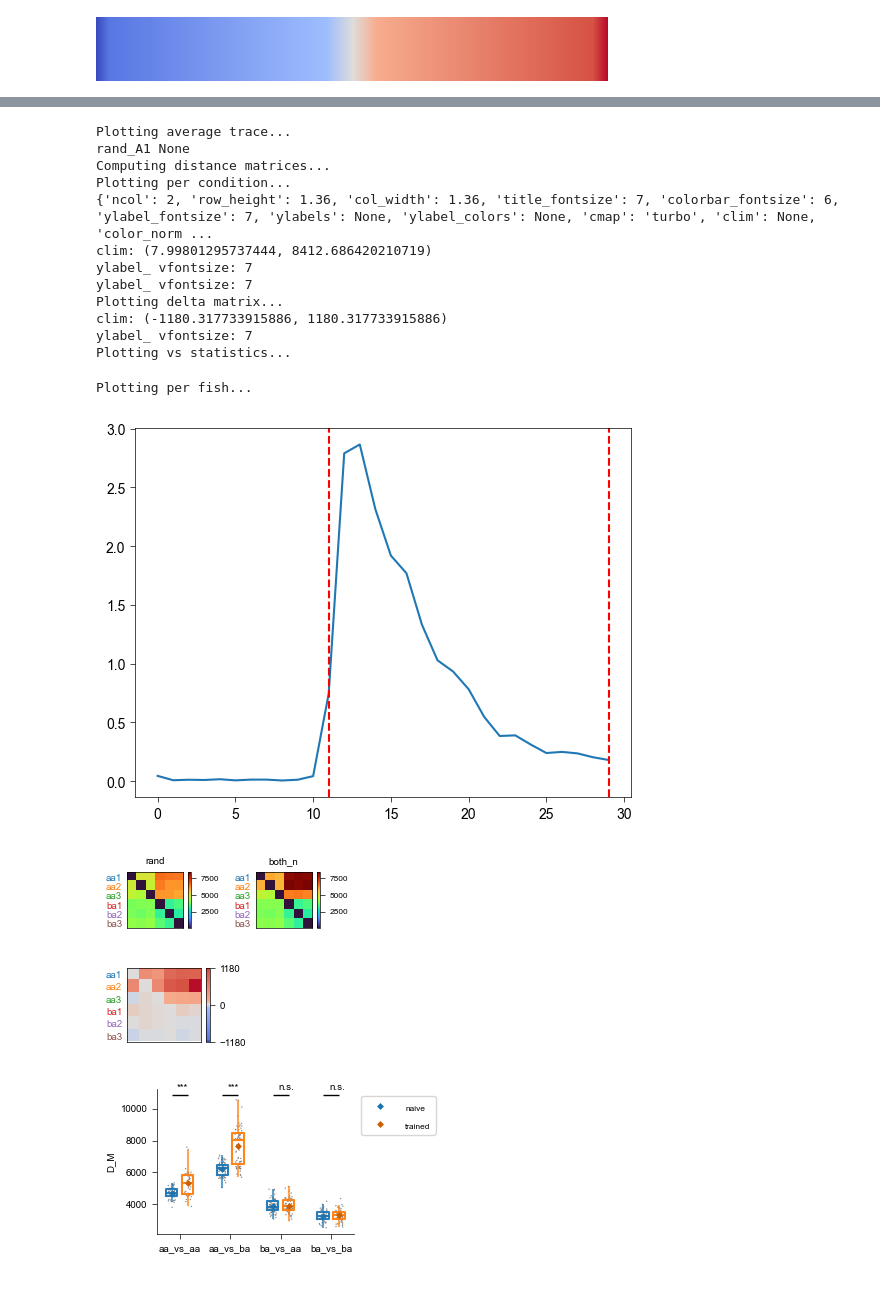
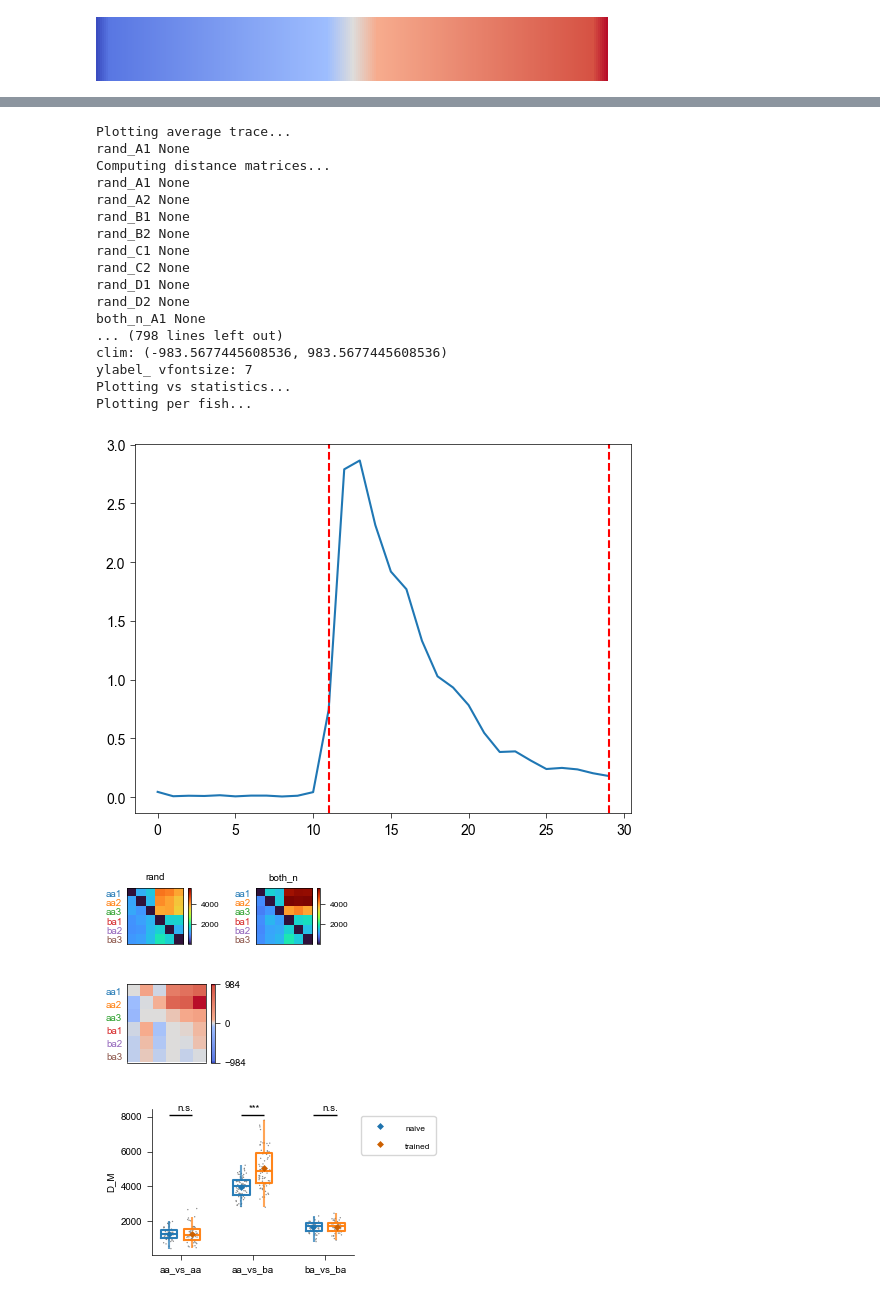
Before and after one commit to aloejhb/pDp_manifold_analysis, a Jupyter notebook: notebooks_for_paper_figures/fig03_simulation_manifold_distances.ipynb, the cells around one changed output, grey strips where cells are left out. Saved outputs shown, nothing was run; the diff lists cells and outputs as text; code cells hidden in the pictures.

Commit message:
simulation manifold distance

```diff
--- a/notebooks_for_paper_figures/fig03_simulation_manifold_distances.ipynb
+++ b/notebooks_for_paper_figures/fig03_simulation_manifold_distances.ipynb
@@ -81,6 +81,9 @@ plot_params = PlotDistanceParams(
         cmap=cmap,
     )
     )
+
+vsnames = ['aa_vs_aa', 'aa_vs_ba', 'ba_vs_ba']
+
 params = RunDistanceParams(
     config_file = config_file,
     assembly_name = 'assembly_window11to20_top_indices100',
@@ -90,11 +93,12 @@ params = RunDistanceParams(
     seed=seed,
     do_normalize_simdf = False,
     do_reorder_cs=False,
-    overwrite_computation = False,
+    overwrite_computation = True,
     naive_name='rand',
     do_plot_per_fish = False,
     plot_params = plot_params,
-    manifold_level = 'odor',)
+    manifold_level = 'odor',
+    vsnames = vsnames,)
 
 if params.assembly_name == '':
     assembly_label = 'all_neurons'
@@ -184,46 +193,51 @@ plot_params = PlotDistanceParams(
         cmap=cmap,
     ))
 params = RunDistanceParams(
     config_file = config_file,
     assembly_name = 'assembly_window11to20_top_indices100',
     time_window = window,
     sample_size = sample_size,
     metric = 'mahal',
     reg = 1e-5,
     seed=seed,
     do_normalize_simdf = False,
     do_reorder_cs=False,
-    overwrite_computation = False,
+    overwrite_computation = True,
     naive_name='rand',
     do_plot_per_fish = False,
     plot_params = plot_params,
-    manifold_level = 'odor',)
+    manifold_level = 'odor',
+    vsnames = vsnames,)
 
 if params.assembly_name == '':
     assembly_label = 'all_neurons'
 else:
     assembly_label = params.assembly_name
 params.summary_name = f'distance_summary_{params.metric}_{assembly_label}_window{params.time_window[0]}to{params.time_window[1]}_norm{params.do_normalize_simdf}'
 
 output_figs, test_results = run_distance(params)
 # %% [output]
 Plotting average trace...
 rand_A1 None
 Computing distance matrices...
-Plotting per condition...
-{'ncol': 2, 'row_height': 1.36, 'col_width': 1.36, 'title_fontsize': 7, 'colorbar_fontsize': 6, 'ylabel_fontsize': 7, 'ylabels': None, 'ylabel_colors': None, 'cmap': 'turbo', 'clim': None, 'color_norm ...
-clim: (7.99801295737444, 8412.686420210719)
-ylabel_ vfontsize: 7
-ylabel_ vfontsize: 7
-Plotting delta matrix...
-clim: (-1180.317733915886, 1180.317733915886)
+rand_A1 None
+rand_A2 None
+rand_B1 None
+rand_B2 None
+rand_C1 None
+rand_C2 None
+rand_D1 None
+rand_D2 None
+both_n_A1 None
+... (798 lines left out)
+clim: (-983.5677445608536, 983.5677445608536)
 ylabel_ vfontsize: 7
 Plotting vs statistics...
+Plotting per fish...
-Plotting per fish...
 [figure]
-[figure, old version]
+[figure, new version]
-[figure, old version]
+[figure, new version]
-[figure, old version]
+[figure, new version]
 # %%
 fig_subdir = os.path.join(fig_dir, params.metric)
 os.makedirs(fig_subdir, exist_ok=True)
```
Also changed, not shown: parts of 5 cells of this notebook, 7 other files.
